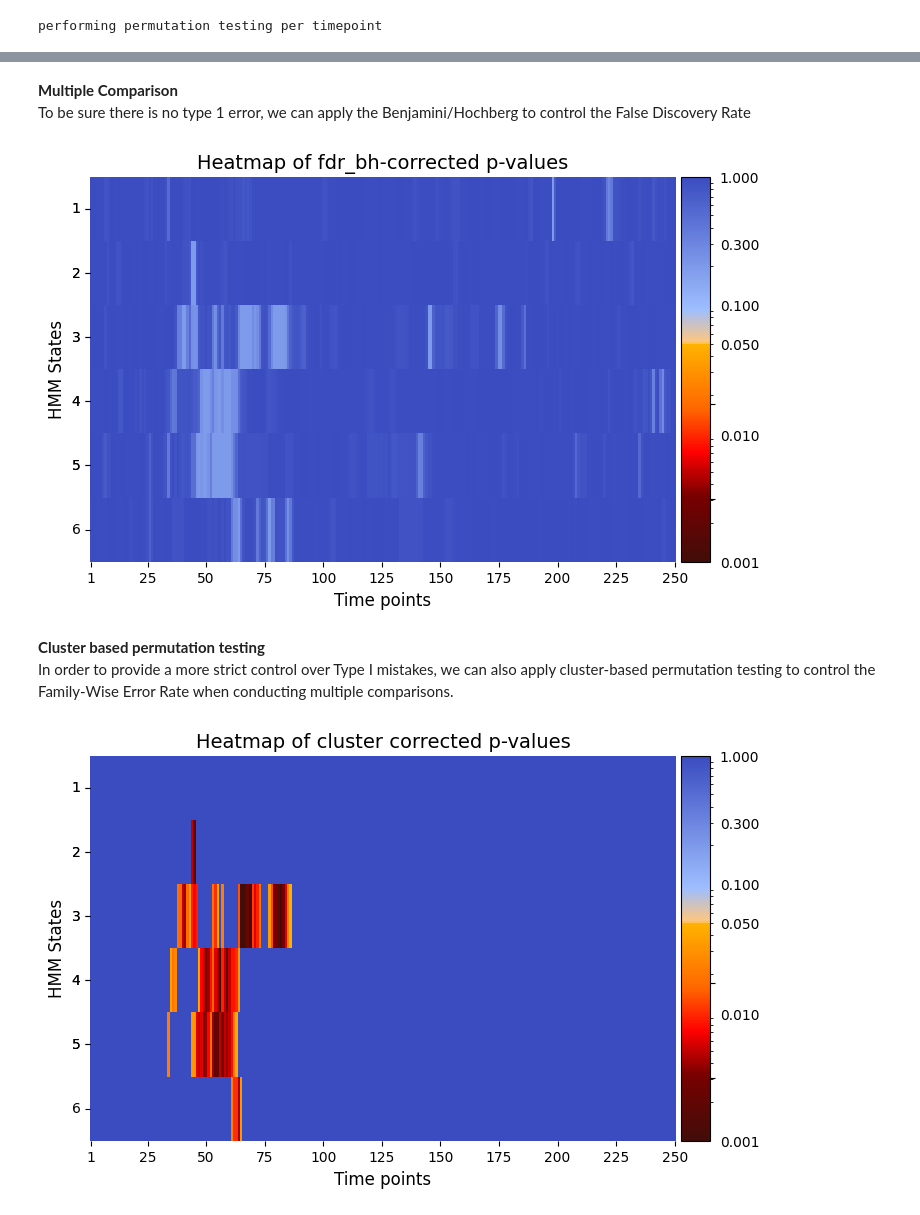
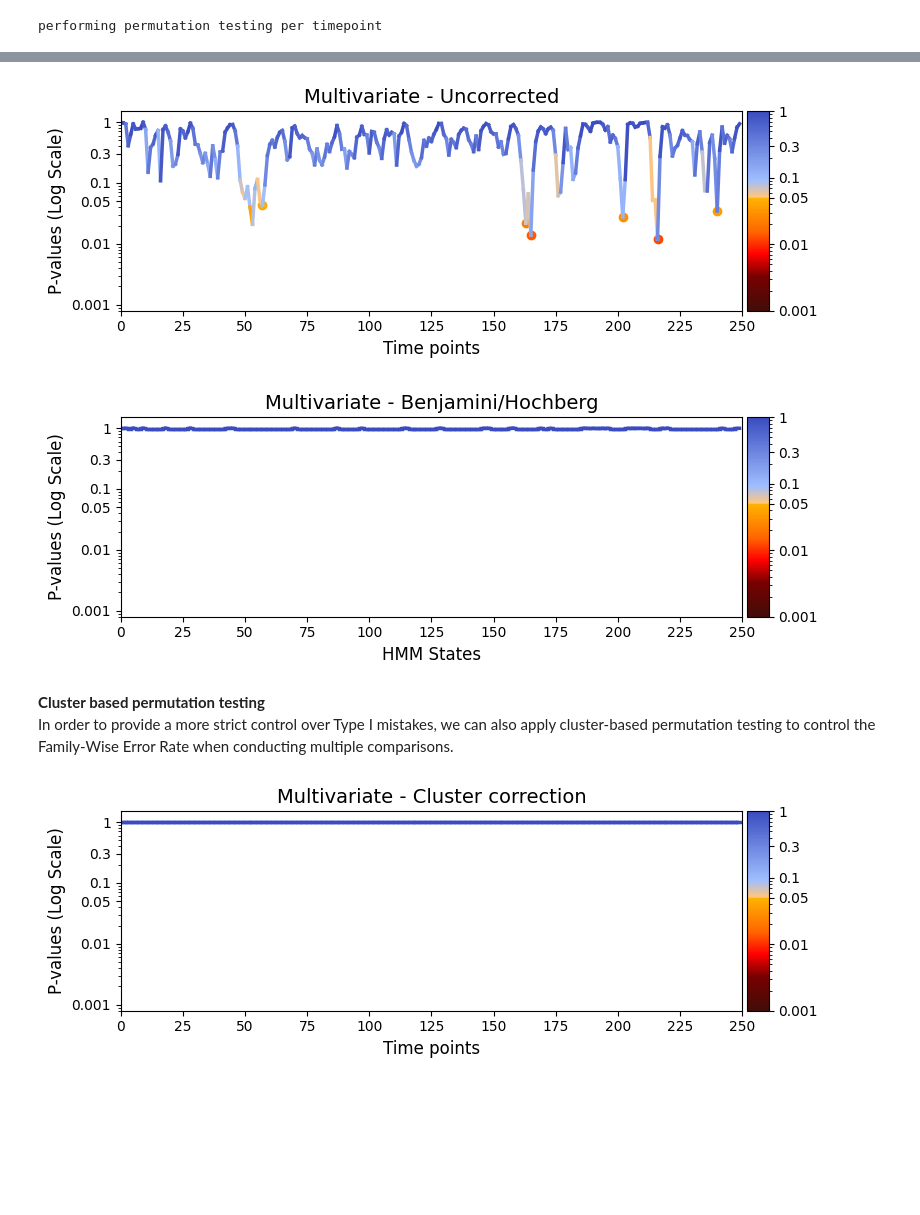
Before and after one commit to vidaurre/glhmm, a Jupyter notebook: docs/notebooks/Testing_across_sessions_within_subject.ipynb, the cells around one changed output, grey strips where cells are left out. Cells and saved outputs as stored; diff of their text form; code cells hidden in the pictures; blank space fills up the shorter version.

```diff
--- a/docs/notebooks/Testing_across_sessions_within_subject.ipynb
+++ b/docs/notebooks/Testing_across_sessions_within_subject.ipynb
@@ -165,5 +145,6 @@ This will be done separately for each session/subject as specified in the indice
 # %%
-D_con_preproc,_ = preproc.preprocess_data(D_con, idx_trials)
+D_con_preproc,_ = preproc.preprocess_data(D_con,
+                                          idx_trials)
 # %% [markdown]
 ## 2. Load data or initialise and train HMM <a id="load_hmm"></a>
 
@@ -206,3 +185,5 @@ Since in this case, we are not modeling an interaction between two sets of times
 # %%
-Gamma,Xi,FE = hmm.train(X=None, Y=D_con_preproc.astype(np.float64), indices=idx_trials)
+Gamma,Xi,FE = hmm.train(X=None,
+                        Y=D_con_preproc.astype(np.float64),
+                        indices=idx_trials)
 # %% [output]
@@ -237,5 +218,8 @@
 # %%
 # Reconstruct the Gamma matrix
 n_timepoints, n_trials, n_channels = D_sessions.shape[0],D_sessions.shape[1],Gamma.shape[1]
-Gamma_reconstruct =statistics.reconstruct_concatenated_design(Gamma,n_timepoints=n_timepoints, n_trials=n_trials, n_channels=n_channels)
+Gamma_epoch = statistics.reconstruct_concatenated_to_3D(Gamma,
+                                                       n_timepoints=n_timepoints,
+                                                       n_entities=n_trials,
+                                                       n_features=n_channels)
 # %% [markdown]
@@ -453,9 +511,14 @@ To initiate the across_sessions_within_subject function using correlation, input
 # %%
-# Set the parameters for between-subject testing
-method = "univariate"
+# Set the parameters for across trials testing
+method = "multivariate"
 Nperm = 1000 # Number of permutations (default = 1000)
-# Perform across-subject testing
-result_univariate =statistics.test_across_sessions_within_subject(Gamma_reconstruct, R_sessions, idx_sessions,method=method,Nperm=Nperm, test_statistics_option=True)
+
+# Perform across-trial testing
+result_multivaraite_trials  =statistics.test_across_trials(Gamma_epoch,
+                                                           R_sessions,
+                                                           idx_sessions,
+                                                           method=method,
+                                                           Nperm=Nperm)
 # %% [output]
 performing permutation testing per timepoint
 # %% [markdown]
@@ -473,19 +530,32 @@ graphics.plot_p_value_matrix(result_univariate["pval"].T, title_text ="Heatmap o
-# %% [markdown]
-**Multiple Comparison**\
-To be sure there is no type 1 error, we can apply the Benjamini/Hochberg to control the False Discovery Rate
+# %%
+# Plot p-values
+graphics.plot_p_values_over_time(result_multivaraite_trials["pval"],
+                                 title_text ="Multivariate - Uncorrected",
+                                 xlabel="Time points",
+                                 num_x_ticks=11)
+# %% [output]
+[figure, added]
 # %%
-alpha = 0.05 # threshold for p-values
-pval_corrected, rejected_corrected =statistics.pval_correction(result_univariate["pval"], method='fdr_bh', alpha=0.5)
+# Multiple correction
+alpha = 0.05
+pval_corrected, rejected_corrected =statistics.pval_correction(result_multivaraite_trials,
+                                                               method='fdr_bh',alpha=alpha)
 # Plot p-values
-graphics.plot_p_value_matrix(pval_corrected.T, title_text ="Heatmap of fdr_bh-corrected p-values",figsize=(8, 5), xlabel="Time points", ylabel="HMM States", annot=False, alpha = alpha)
+graphics.plot_p_values_over_time(pval_corrected,
+                                 title_text ="Multivariate - Benjamini/Hochberg",
+                                 xlabel="HMM States",
+                                 num_x_ticks=11)
 # %% [output]
-[figure, old version]
+[figure, new version]
 # %% [markdown]
 **Cluster based permutation testing**\
 In order to provide a more strict control over Type I mistakes, we can also apply cluster-based permutation testing to control the Family-Wise Error Rate when conducting multiple comparisons.
 # %%
-pval_cluster =statistics.pval_cluster_based_correction(result_univariate["test_statistics"],result_univariate["pval"])
+pval_cluster =statistics.pval_cluster_based_correction(result_multivaraite_trials)
 # Plot p-values
-graphics.plot_p_value_matrix(pval_cluster.T, title_text ="Heatmap of cluster corrected p-values",figsize=(8, 5), xlabel="Time points", ylabel="HMM States", annot=False, alpha = alpha)
+graphics.plot_p_values_over_time(pval_cluster,
+                                 title_text ="Multivariate - Cluster correction",
+                                 xlabel="Time points",
+                                 num_x_ticks=11)
 # %% [output]
-[figure, old version]
+[figure, new version]
```
Also changed, not shown: parts of 53 cells of this notebook, 26 other files.
